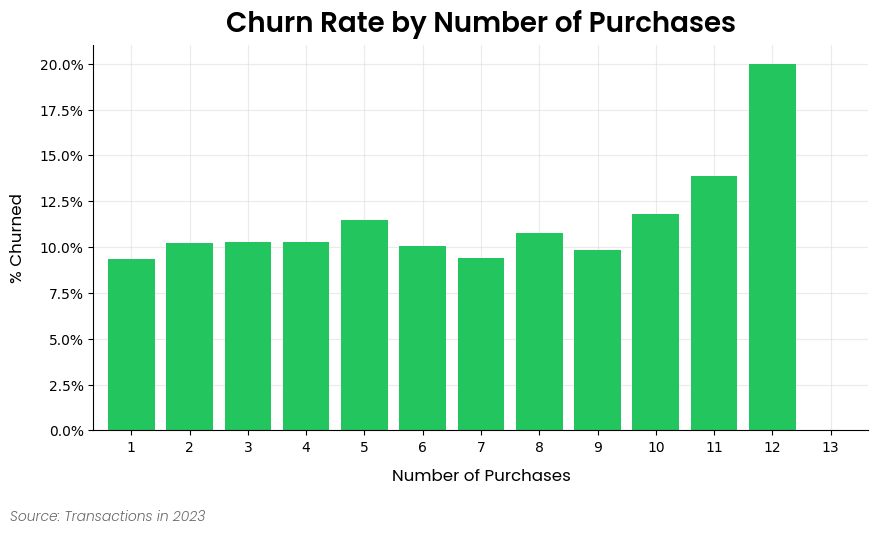
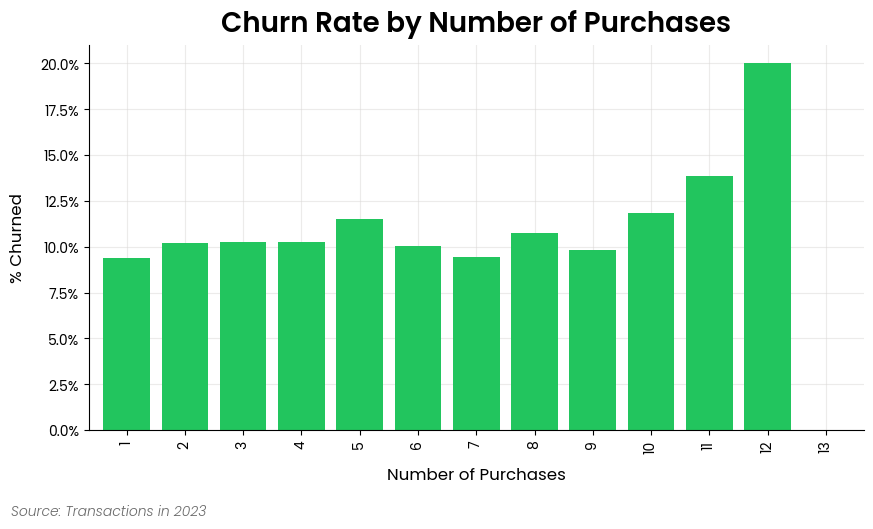
Code edit (unified diff) that turned the first committed figure into the second:
--- before
+++ after
@@ -1,6 +1,11 @@
 tc = customer.TransactionChurn(df, churn_period=churn_period)
-tc.plot(
+ax = bar.plot(
+    df=tc.purchase_dist_df,
+    value_col="churned_pct",
+    title="Churn Rate by Number of Purchases",
+    x_label="Number of Purchases",
+    y_label="% Churned",
     figsize=(10, 5),
     source_text="Source: Transactions in 2023",
 )
-plt.show()
+set_axis_format(ax.yaxis, "percent", xmax=1.0)

Commit: refactor!: remove plot() methods from customer and segstats classes